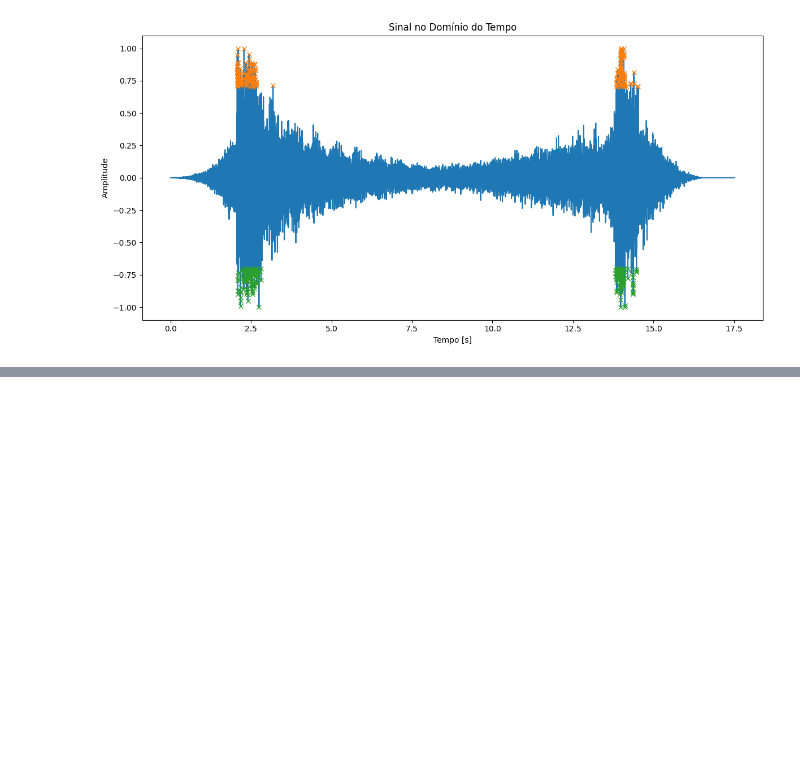
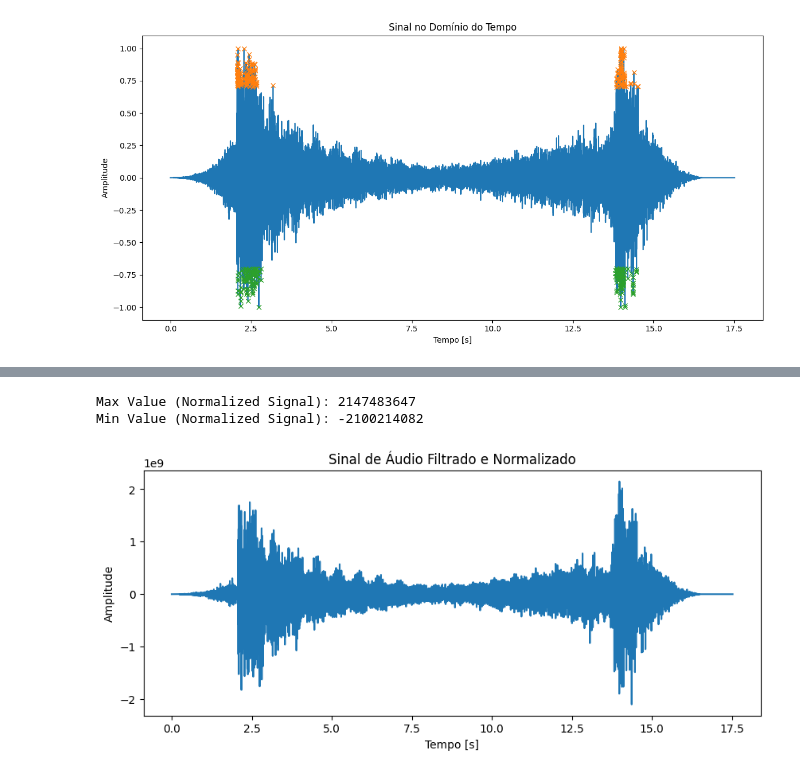
Before and after one commit to welly555/TCC, a Jupyter notebook: main.ipynb, the cells around one changed output, grey strips where cells are left out. Drawn from its saved outputs; the diff is of its cells as text; code cells hidden in the pictures; blank space fills up the shorter version.

```diff
--- a/main.ipynb
+++ b/main.ipynb
@@ -78,0 +151,24 @@ plt.show()
+# %%
+def normalizate(data):
+    max_val = np.max(np.abs(data))
+    normalized_data = data / max_val * 2147483647
+    return normalized_data.astype(np.int32)
+
+normalzed_filterd_signal = normalizate(filtered_signal)
+
+wavfile.write('saida.wav', sample_rate,normalzed_filterd_signal)
+# %%
+print(f"Max Value (Normalized Signal): {np.max(normalzed_filterd_signal)}")
+print(f"Min Value (Normalized Signal): {np.min(normalzed_filterd_signal)}")
+
+# Plotar o sinal filtrado e normalizado
+plt.figure(figsize=(10, 4))
+plt.plot(time_axis_filted, normalzed_filterd_signal)
+plt.title('Sinal de Áudio Filtrado e Normalizado')
+plt.xlabel('Tempo [s]')
+plt.ylabel('Amplitude')
+plt.show()
+# %% [output]
+Max Value (Normalized Signal): 2147483647
+Min Value (Normalized Signal): -2100214082
+[figure, added]
```
Also changed, not shown: parts of 5 cells of this notebook, 4 other files.
